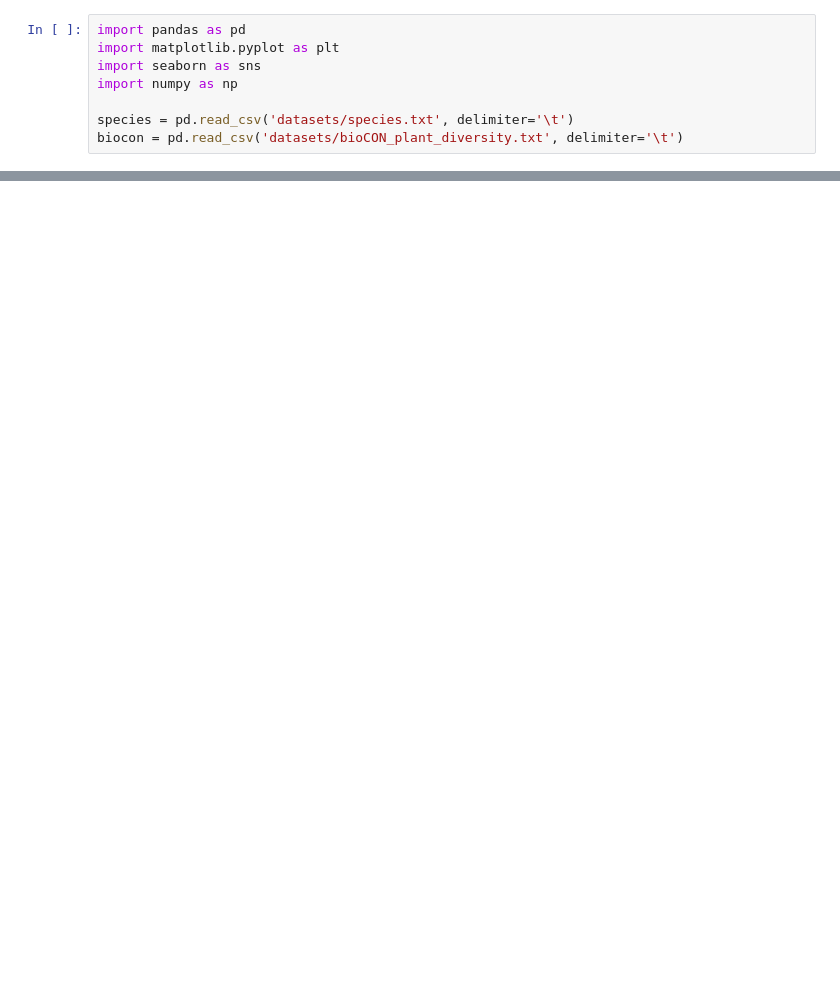
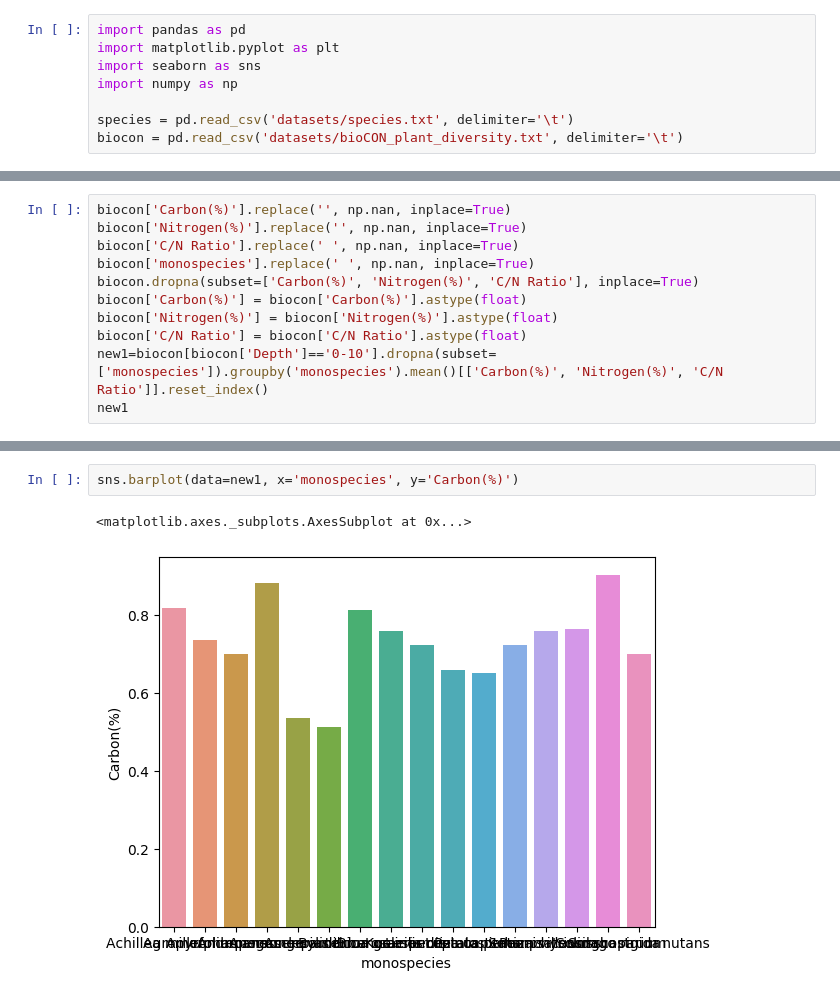
Before and after one commit to Mariuble/ucberkeley_biodiversity, a Jupyter notebook: Untitled.ipynb, the cells around one changed output, grey strips where cells are left out. Drawn from its saved outputs; the diff is of its cells as text; blank space fills up the shorter version.

Commit message:
plot

```diff
--- a/Untitled.ipynb
+++ b/Untitled.ipynb
@@ -17,0 +36,11 @@ species.head()
+# %%
+biocon['Carbon(%)'].replace('', np.nan, inplace=True)
+biocon['Nitrogen(%)'].replace('', np.nan, inplace=True)
+biocon['C/N Ratio'].replace(' ', np.nan, inplace=True)
+biocon['monospecies'].replace(' ', np.nan, inplace=True)
+biocon.dropna(subset=['Carbon(%)', 'Nitrogen(%)', 'C/N Ratio'], inplace=True)
+biocon['Carbon(%)'] = biocon['Carbon(%)'].astype(float)
+biocon['Nitrogen(%)'] = biocon['Nitrogen(%)'].astype(float)
+biocon['C/N Ratio'] = biocon['C/N Ratio'].astype(float)
+new1=biocon[biocon['Depth']=='0-10'].dropna(subset=['monospecies']).groupby('monospecies').mean()[['Carbon(%)', 'Nitrogen(%)', 'C/N Ratio']].reset_index()
+new1
@@ -17,0 +86,5 @@ species.head()
+# %%
+sns.barplot(data=new1, x='monospecies', y='Carbon(%)')
+# %% [output]
+<matplotlib.axes._subplots.AxesSubplot at 0x...>
+[figure, added]
```
Also changed, not shown: parts of 8 cells of this notebook.
